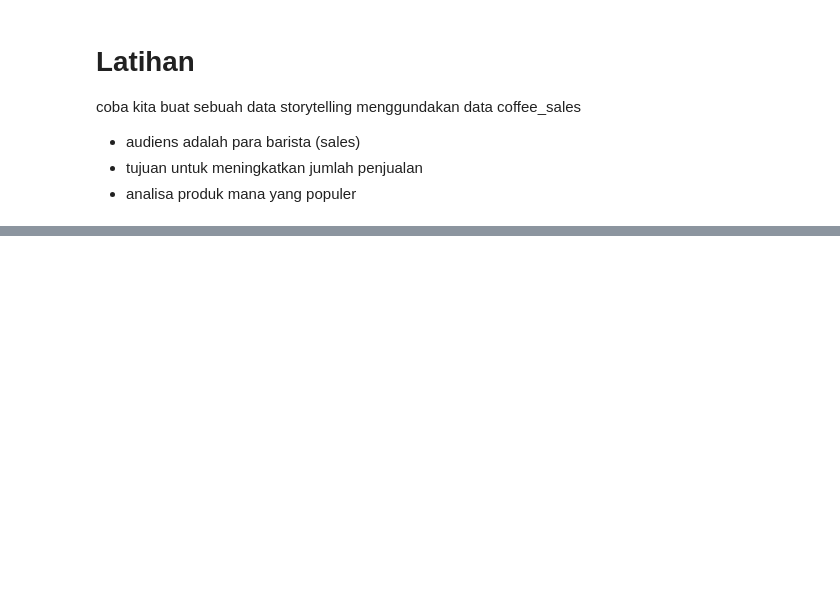
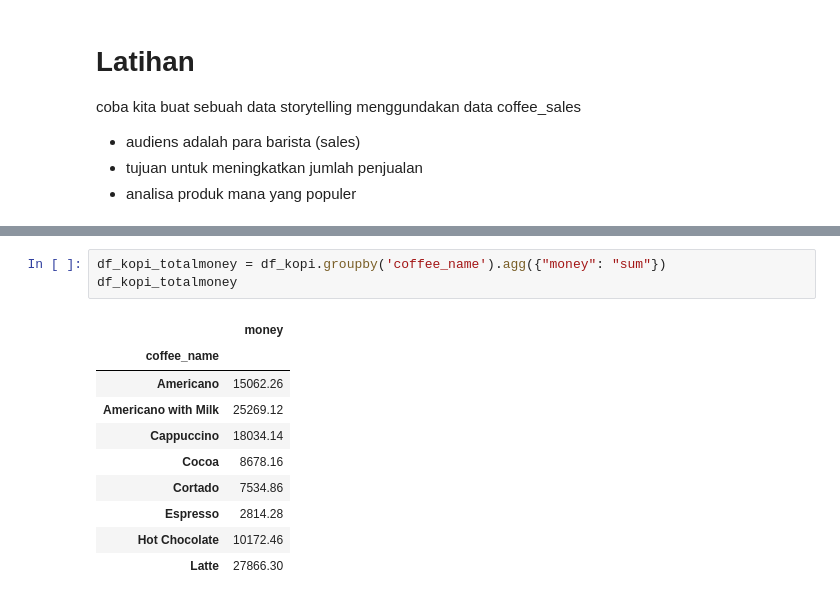
Before and after one commit to stefkwan/pytn_300725, a Jupyter notebook: sesi7_15Aug.ipynb, the cells around one changed output, grey strips where cells are left out. Drawn from its saved outputs; the diff is of its cells as text; blank space fills up the shorter version.

```diff
--- a/sesi7_15Aug.ipynb
+++ b/sesi7_15Aug.ipynb
@@ -679,0 +713,14 @@ coba kita buat sebuah data storytelling menggundakan data coffee_sales
+# %%
+df_kopi_totalmoney = df_kopi.groupby('coffee_name').agg({"money": "sum"})
+df_kopi_totalmoney
+# %% [output]
+|  | money |
+| coffee_name |  |
+| Americano | 15062.26 |
+| Americano with Milk | 25269.12 |
+| Cappuccino | 18034.14 |
+| Cocoa | 8678.16 |
+| Cortado | 7534.86 |
+| Espresso | 2814.28 |
+| Hot Chocolate | 10172.46 |
+| Latte | 27866.30 |
```
Also changed, not shown: parts of 6 cells of this notebook.
